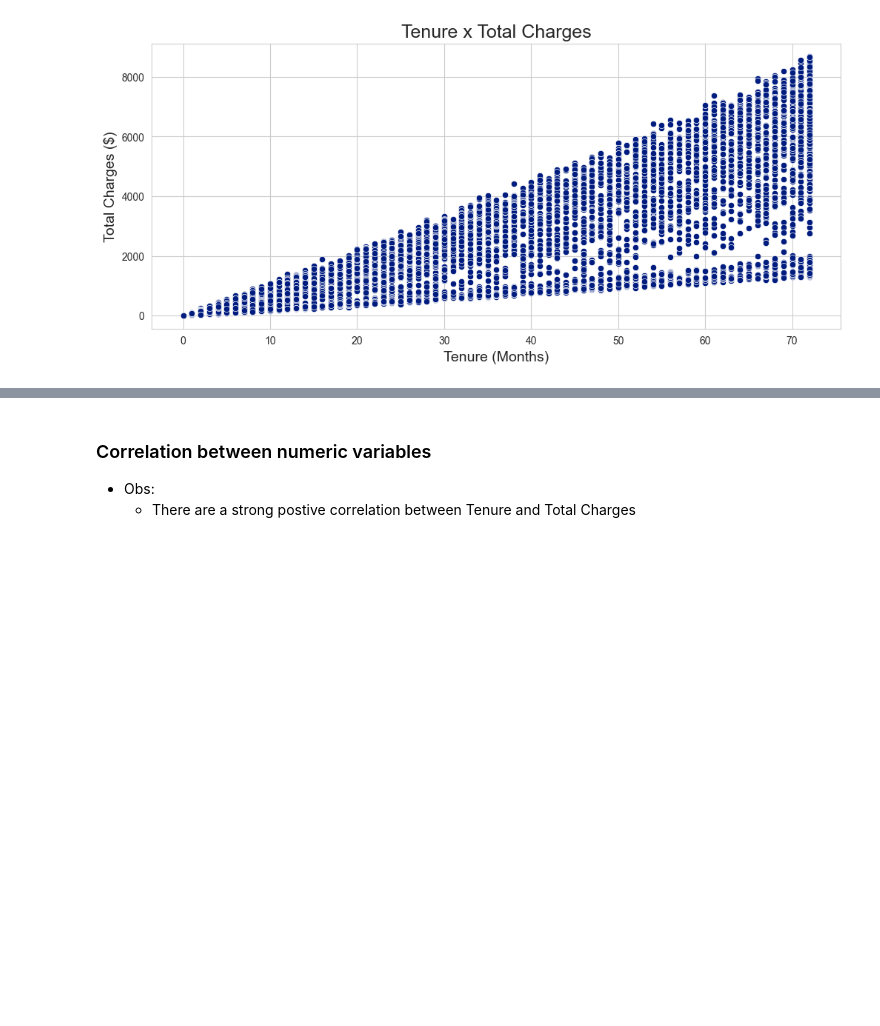
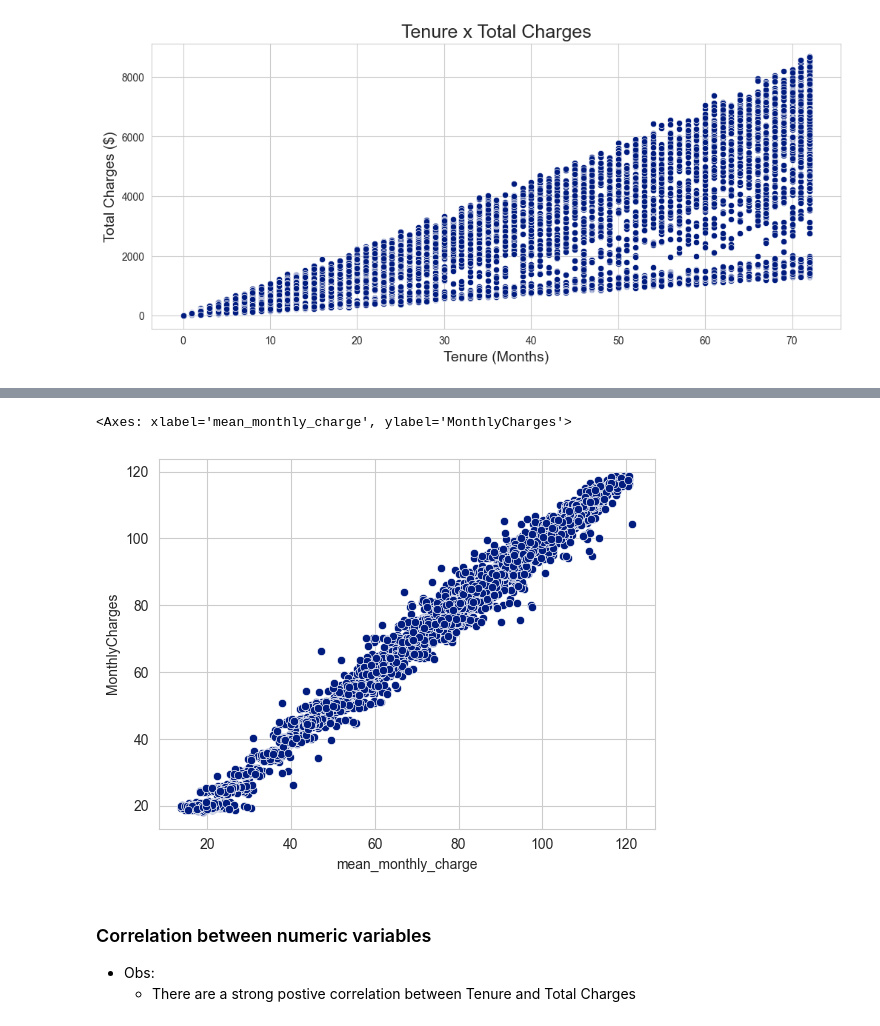
Before and after one commit to Gbrlmoraes/telecom_churn_prediction, a Jupyter notebook: notebooks/exploratory_data_analysis.ipynb, the cells around one changed output, grey strips where cells are left out. Drawn from its saved outputs; the diff is of its cells as text; code cells hidden in the pictures; blank space fills up the shorter version.

```diff
--- a/notebooks/exploratory_data_analysis.ipynb
+++ b/notebooks/exploratory_data_analysis.ipynb
@@ -514,3 +534,12 @@ plt.show()
+# %%
+sns.scatterplot(
+    x = 'mean_monthly_charge',
+    y = 'MonthlyCharges',
+    data = df
+)
+# %% [output]
+<Axes: xlabel='mean_monthly_charge', ylabel='MonthlyCharges'>
+[figure, added]
 # %% [markdown]
 ### Correlation between numeric variables
 - Obs:
```
Also changed, not shown: parts of 4 cells of this notebook.
